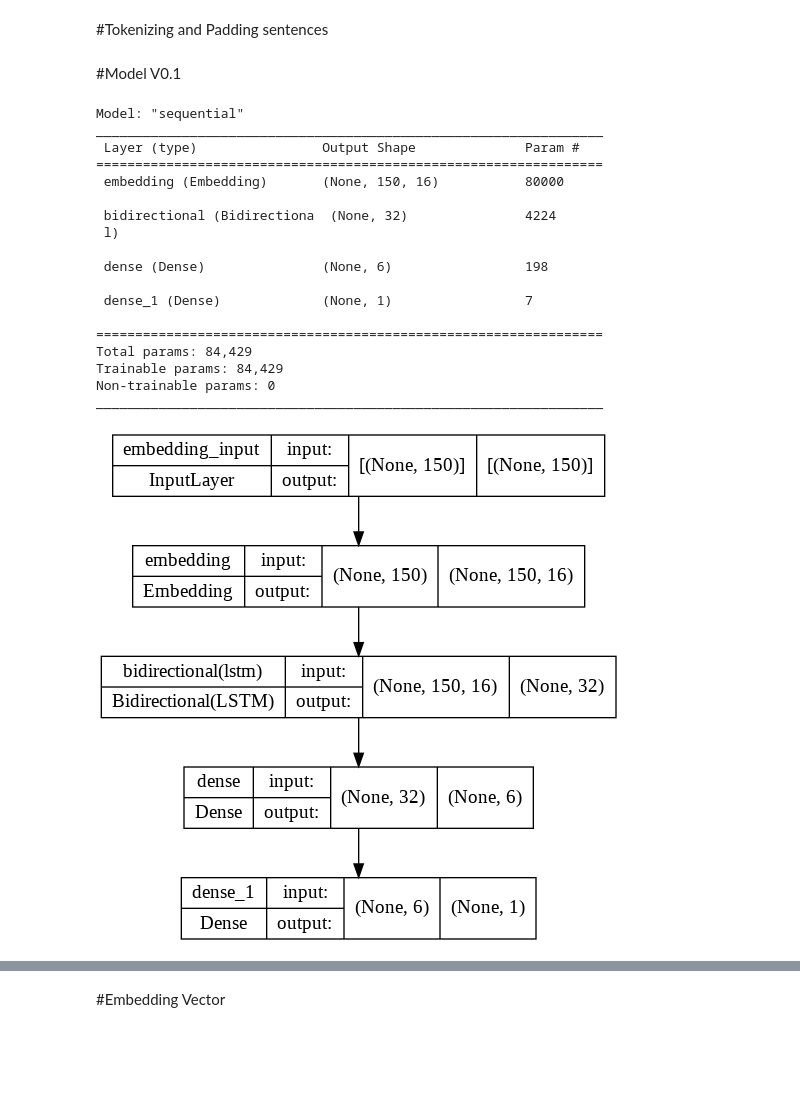
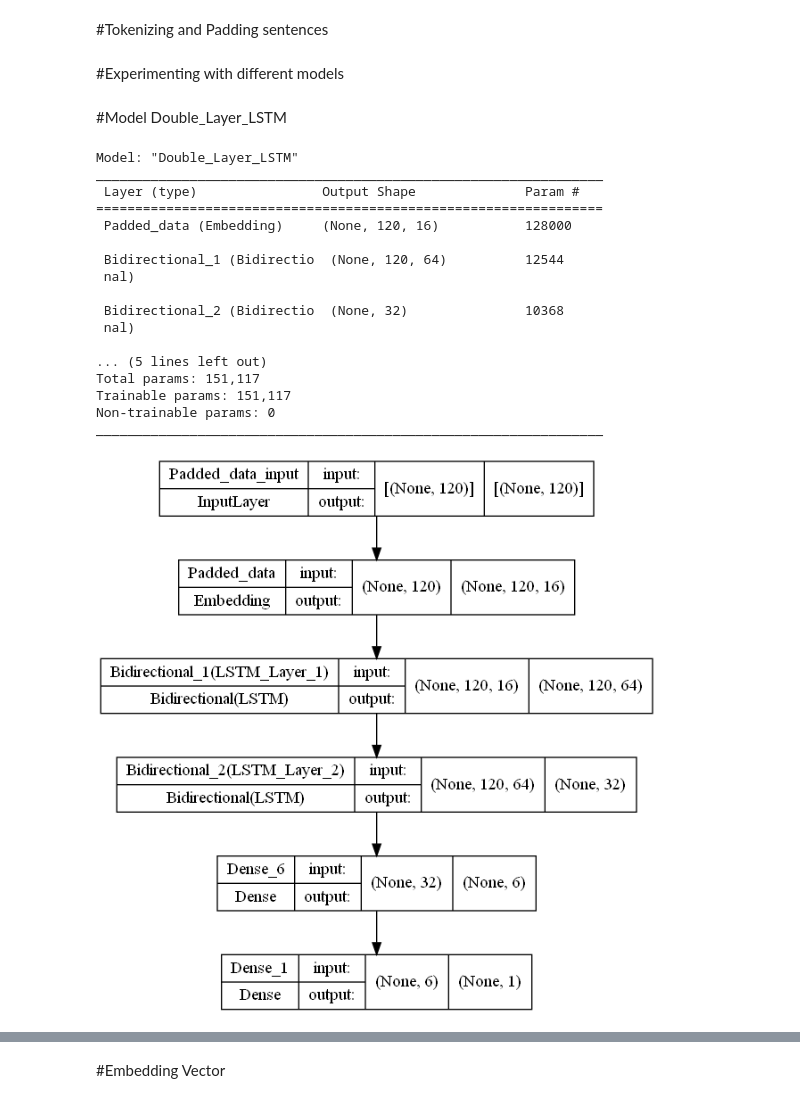
Before and after one commit to chayon123/Bangla_vulger_word_detection, a Jupyter notebook: Main.ipynb, the cells around one changed output, grey strips where cells are left out. Drawn from its saved outputs; the diff is of its cells as text; code cells hidden in the pictures; blank space fills up the shorter version.

Commit message:
all models ready for testing

```diff
--- a/Main.ipynb
+++ b/Main.ipynb
@@ -29,9 +32,10 @@ training_labels = np.array(training_labels)
 # %% [markdown]
 #Hyper Perameters
 # %%
-vocab_size = 5000
+num_epochs = 3
+vocab_size = 8000
 embedding_dim = 16
-max_length = 150
+max_length = 120
 trunc_type = 'post'
 oov_tok = '<OOV>'
 # %% [markdown]
@@ -50,0 +58,2 @@ testing_padded = pad_sequences(testing_sequences, maxlen=max_length, truncating=
+# %% [markdown]
+#Experimenting with different models
@@ -51,37 +62,36 @@ testing_padded = pad_sequences(testing_sequences, maxlen=max_length, truncating=
 # %% [markdown]
-#Model V0.1
+#Model Double_Layer_LSTM
 # %%
 from tensorflow.keras.utils import plot_model
 
 model  = tf.keras.Sequential([
-  tf.keras.layers.Embedding(vocab_size, embedding_dim, input_length=max_length),
-  # tf.keras.layers.Flatten(),
-  tf.keras.layers.Bidirectional(tf.keras.layers.LSTM(embedding_dim)),
-  tf.keras.layers.Dense(6, activation='relu'),
-  tf.keras.layers.Dense(1, activation='sigmoid')
-])
+  tf.keras.layers.Embedding(vocab_size, embedding_dim, input_length=max_length, name='Padded_data'),
+  tf.keras.layers.Bidirectional(tf.keras.layers.LSTM(embedding_dim*2, name='LSTM_Layer_1', return_sequences=True), name='Bidirectional_1'),
+  tf.keras.layers.Bidirectional(tf.keras.layers.LSTM(embedding_dim, name='LSTM_Layer_2'), name='Bidirectional_2'),
+  tf.keras.layers.Dense(6, activation='relu', name='Dense_6'),
+  tf.keras.layers.Dense(1, activation='sigmoid', name='Dense_1')
+], name='Double_Layer_LSTM')
 
 model.compile(loss='binary_crossentropy', optimizer='adam', metrics=['accuracy'])
 model.summary()
-plot_model(model, to_file='model.png', show_shapes=True, show_layer_names=True)
+plot_model(model, to_file=f'Figures/models/{model.name}.png', show_shapes=True, show_layer_names=True)
 # %% [output]
-Model: "sequential"
+Model: "Double_Layer_LSTM"
 _________________________________________________________________
  Layer (type)                Output Shape              Param #
 =================================================================
- embedding (Embedding)       (None, 150, 16)           80000
+ Padded_data (Embedding)     (None, 120, 16)           128000
 
- bidirectional (Bidirectiona  (None, 32)               4224
- l)
+ Bidirectional_1 (Bidirectio  (None, 120, 64)          12544
+ nal)
 
- dense (Dense)               (None, 6)                 198
+ Bidirectional_2 (Bidirectio  (None, 32)               10368
+ nal)
 
- dense_1 (Dense)             (None, 1)                 7
-
-=================================================================
-Total params: 84,429
-Trainable params: 84,429
+... (5 lines left out)
+Total params: 151,117
+Trainable params: 151,117
 Non-trainable params: 0
 _________________________________________________________________
-[figure, old version]
+[figure, new version]
 # %%
```
Also changed, not shown: parts of 16 cells of this notebook.
